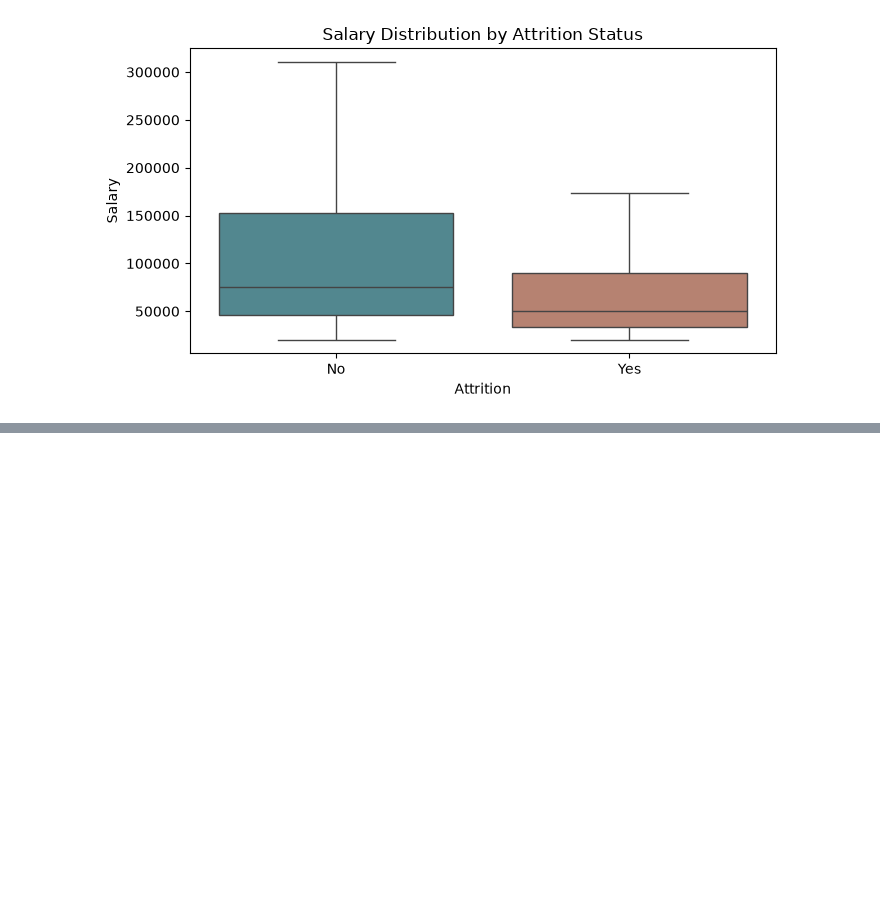
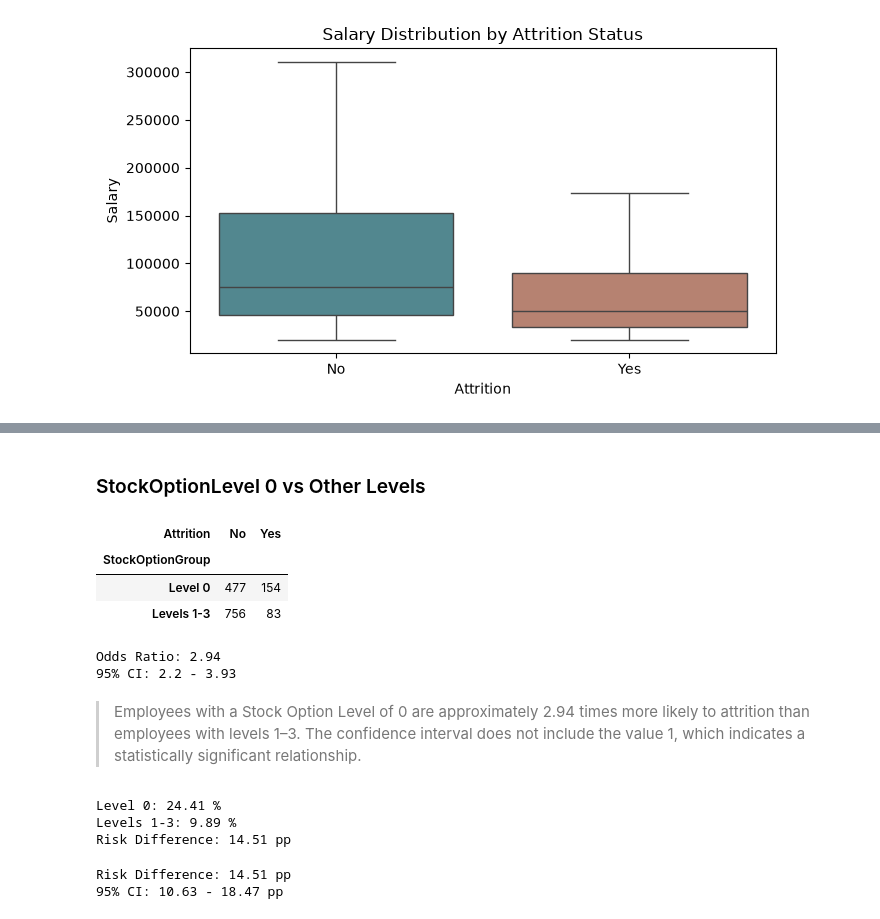
Before and after one commit to romarta/employee-attrition-analytics, a Jupyter notebook: notebooks/attrition_statistical_analysis.ipynb, the cells around one changed output, grey strips where cells are left out. Cells and saved outputs as stored; diff of their text form; code cells hidden in the pictures; blank space fills up the shorter version.

```diff
--- a/notebooks/attrition_statistical_analysis.ipynb
+++ b/notebooks/attrition_statistical_analysis.ipynb
@@ -495,0 +571,57 @@ plt.show()
+# %% [markdown]
+### StockOptionLevel 0 vs Other Levels
+# %%
+# Stock Option Level 0 vs Levels 1-3 - contingency table
+df_workforce["StockOptionGroup"] = np.where(df_workforce["StockOptionLevel"] == 0,"Level 0","Levels 1-3")
+
+table_stock_2x2 = pd.crosstab(df_workforce["StockOptionGroup"], df_workforce["Attrition"])
+
+table_stock_2x2
+# %% [output]
+| Attrition | No | Yes |
+| StockOptionGroup |  |  |
+| Level 0 | 477 | 154 |
+| Levels 1-3 | 756 | 83 |
+# %%
+# Odds Ratio and 95% Confidence Interval
+stock_result = Table2x2(table_stock_2x2.loc[["Level 0", "Levels 1-3"], ["Yes", "No"]].to_numpy())
+ci_low_stock, ci_high_stock = stock_result.oddsratio_confint()
+
+print("Odds Ratio:", round(stock_result.oddsratio, 2))
+print("95% CI:", round(ci_low_stock, 2), "-", round(ci_high_stock, 2))
+# %% [output]
+Odds Ratio: 2.94
+95% CI: 2.2 - 3.93
+# %% [markdown]
+> Employees with a Stock Option Level of 0 are approximately 2.94 times more likely to attrition than employees with levels 1–3.
+> The confidence interval does not include the value 1, which indicates a statistically significant relationship.
+# %%
+# Risk Difference
+share_stock0 = table_stock_2x2.loc["Level 0", "Yes"] / table_stock_2x2.loc["Level 0"].sum()
+share_stock_other = table_stock_2x2.loc["Levels 1-3", "Yes"] / table_stock_2x2.loc["Levels 1-3"].sum()
+
+risk_diff_stock = (share_stock0 - share_stock_other) * 100
+
+print("Level 0:", round(share_stock0 * 100, 2), "%")
+print("Levels 1-3:", round(share_stock_other * 100, 2), "%")
+print("Risk Difference:", round(risk_diff_stock, 2), "pp")
+# %% [output]
+Level 0: 24.41 %
+Levels 1-3: 9.89 %
+Risk Difference: 14.51 pp
+# %%
+# 95% CI for Risk Difference
+ci_rd_low_stock, ci_rd_high_stock = confint_proportions_2indep(
+    table_stock_2x2.loc["Level 0", "Yes"],
+    table_stock_2x2.loc["Level 0"].sum(),
+    table_stock_2x2.loc["Levels 1-3", "Yes"],
+    table_stock_2x2.loc["Levels 1-3"].sum(),
+    method="newcomb"
+)
+
+print("Risk Difference:", round(risk_diff_stock, 2), "pp")
+print("95% CI:", round(ci_rd_low_stock * 100, 2), "-",
+      round(ci_rd_high_stock * 100, 2), "pp")
+# %% [output]
+Risk Difference: 14.51 pp
+95% CI: 10.63 - 18.47 pp
```
Also changed, not shown: parts of 9 cells of this notebook, 2 other files.
